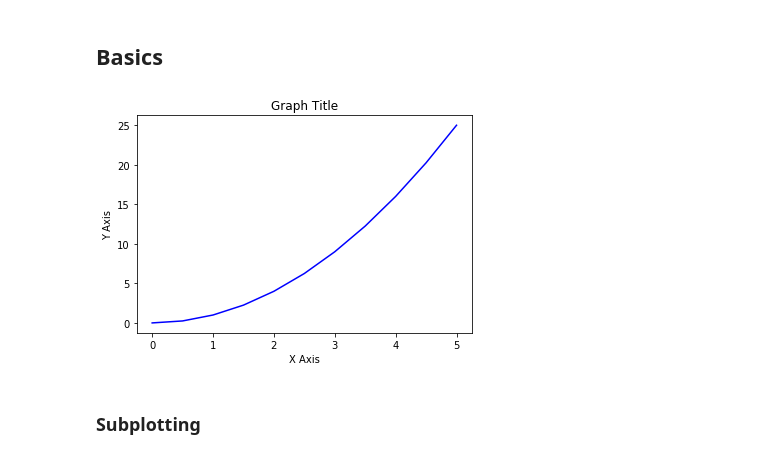
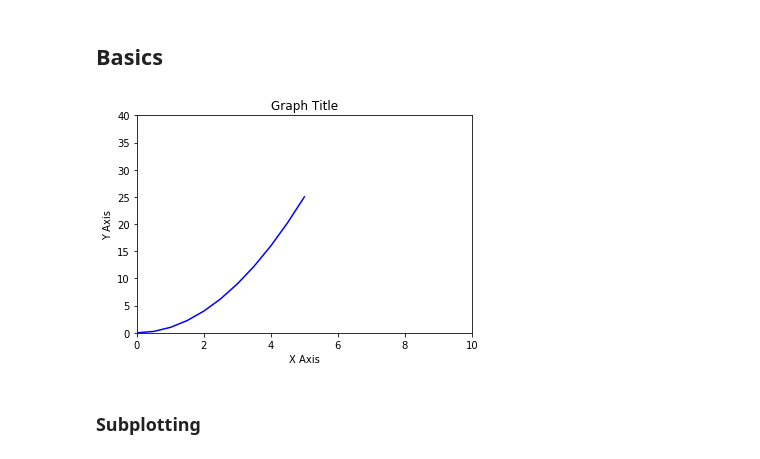
Before and after one commit to aakashvarma/Machine-Learning-Assignments, a Jupyter notebook: #0 Data visualisation/Untitled.ipynb, the cells around one changed output. Saved outputs shown, nothing was run; the diff lists cells and outputs as text; code cells hidden in the pictures.

Commit message:
Data visualisation basics

```diff
--- a/#0 Data visualisation/Untitled.ipynb
+++ b/#0 Data visualisation/Untitled.ipynb
@@ -20,10 +20,12 @@ array([ 0.  ,  0.25,  1.  ,  2.25,  4.  ,  6.25,  9.  , 12.25, 16.  ,
 # %%
 plt.plot(x, y, 'b')
 plt.xlabel('X Axis')
 plt.ylabel('Y Axis')
+plt.ylim([0, 40])
+plt.xlim([0, 10])
 plt.title('Graph Title')
 plt.show()
 # %% [output]
-[figure, old version]
+[figure, new version]
 # %% [markdown]
 ### Subplotting
```
Also changed, not shown: parts of 14 cells of this notebook, 1 other file.
